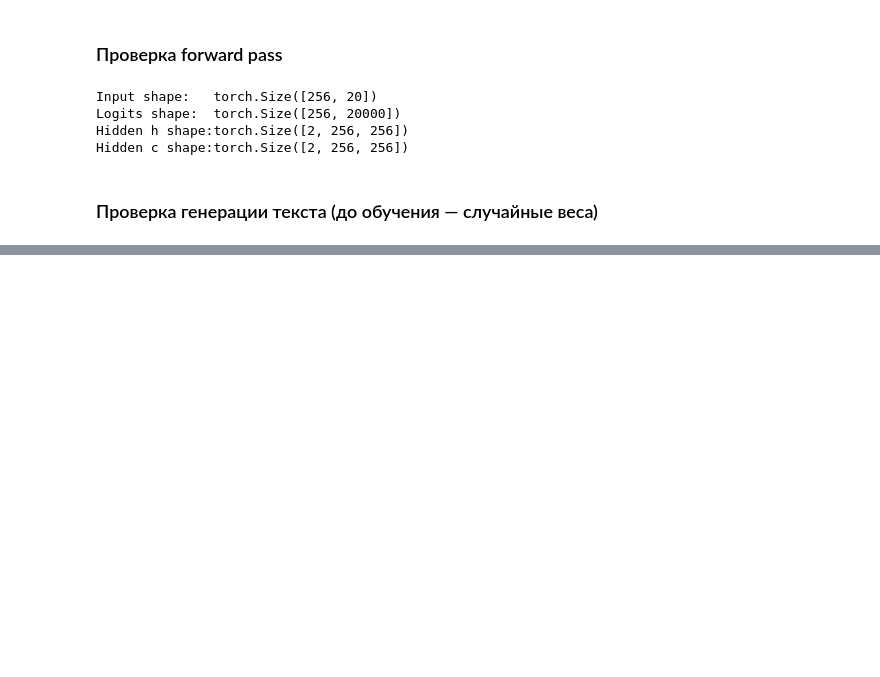
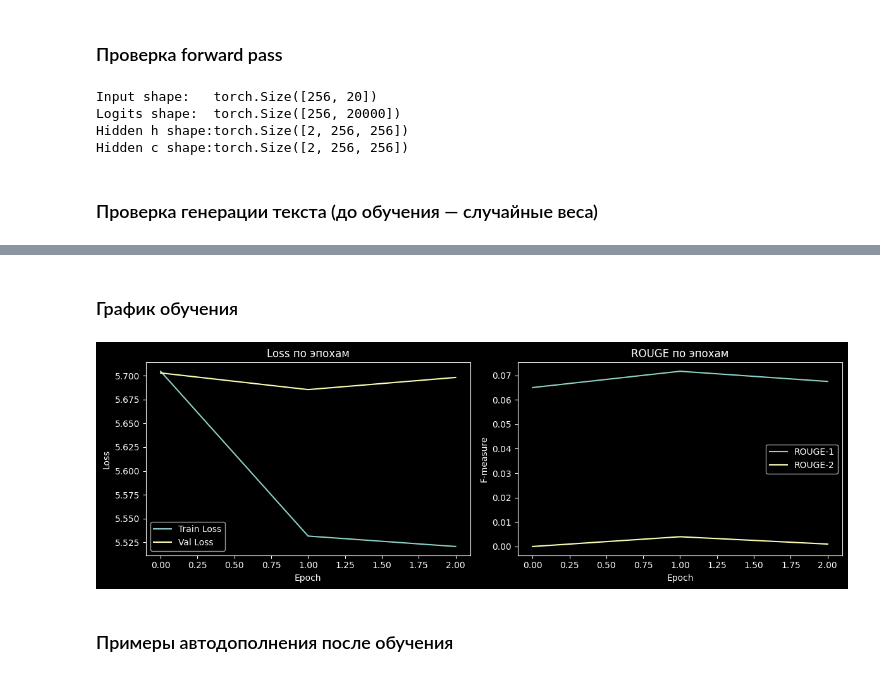
Before and after one commit to smandreev/practicum_nn_task_01, a Jupyter notebook: solution.ipynb, the cells around one changed output, grey strips where cells are left out. Saved outputs shown, nothing was run; the diff lists cells and outputs as text; code cells hidden in the pictures; blank space fills up the shorter version.

```diff
--- a/solution.ipynb
+++ b/solution.ipynb
@@ -201,7 +207,7 @@ NUM_LAYERS = 2              # Количество слоёв LSTM. Для дв
 DROPOUT    = 0.3            # Вероятность обнуления выходов между слоями LSTM (0.3 = 30%). Применяется только между слоями, поэтому игнорируется при num_layers == 1. Регуляризация для снижения переобучения
 
 
-# MPS - для запуска на M4Max
+# MPS - для запуска на нейронных ядрах процеччора M4Max
 # CUDA - для запуска на NVidia Jetson Orin Nano или на видео-карте
 # CPU - по дефолту
 device = torch.device('mps' if torch.backends.mps.is_available()
@@ -211,7 +217,7 @@ print(f"Device: {device}")
 
 model = LSTMLanguageModel(
     vocab_size=VOCAB_SIZE,
-    embed_dim=EMBED_DIM,
+    embedding_dim=EMBED_DIM,
     hidden_dim=HIDDEN_DIM,
     num_layers=NUM_LAYERS,
     dropout=DROPOUT,
@@ -269,0 +280,17 @@ Full text:  is upset that he cant update his facebook by texting it and might 12
+# %%
+from src.lstm_train import train
+from src.eval_lstm import evaluate_rouge
+
+history = train(
+    model=model,
+    train_loader=train_loader,
+    val_loader=val_loader,
+    vocab=vocab,
+    idx2word=idx2word,
+    device=device,
+    num_epochs=3,
+    lr=3e-4,
+    save_path='models/lstm_best.pt',
+    eval_rouge_fn=evaluate_rouge,
+    seq_len=SEQ_LEN,
+)
@@ -269,0 +347,30 @@ Full text:  is upset that he cant update his facebook by texting it and might 12
+# %% [markdown]
+### График обучения
+# %%
+import matplotlib.pyplot as plt
+
+fig, axes = plt.subplots(1, 2, figsize=(12, 4))
+
+# Loss
+axes[0].plot(history['train_loss'], label='Train Loss')
+axes[0].plot(history['val_loss'], label='Val Loss')
+axes[0].set_xlabel('Epoch')
+axes[0].set_ylabel('Loss')
+axes[0].set_title('Loss по эпохам')
+axes[0].legend()
+
+# ROUGE
+if history['rouge1']:
+    axes[1].plot(history['rouge1'], label='ROUGE-1')
+    axes[1].plot(history['rouge2'], label='ROUGE-2')
+    axes[1].set_xlabel('Epoch')
+    axes[1].set_ylabel('F-measure')
+    axes[1].set_title('ROUGE по эпохам')
+    axes[1].legend()
+
+plt.tight_layout()
+plt.show()
+# %% [output]
+[figure, added]
+# %% [markdown]
+### Примеры автодополнения после обучения
```
Also changed, not shown: parts of 26 cells of this notebook, 1 other file.
